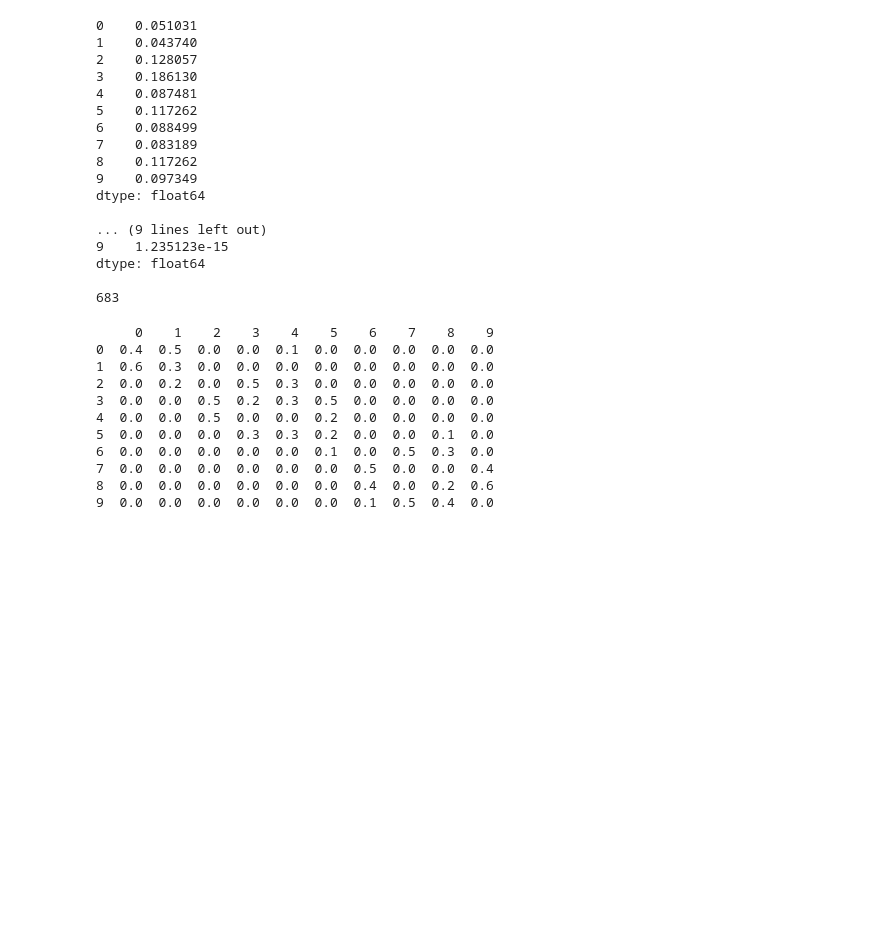
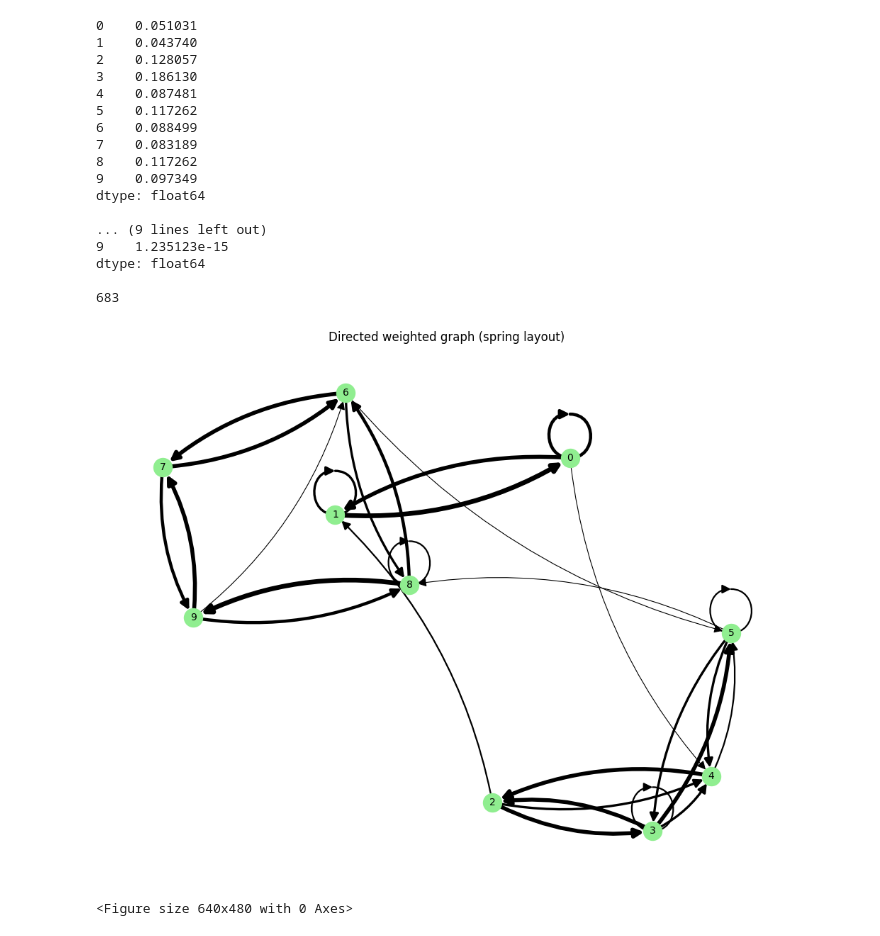
Before and after one commit to jacksonswitzer/data_mining_assignment_6B_graphs, a Jupyter notebook: Code.ipynb, the cells around one changed output. Drawn from its saved outputs; the diff is of its cells as text; code cells hidden in the pictures; blank space fills up the shorter version.

Commit message:
finished bonus

```diff
--- a/Code.ipynb
+++ b/Code.ipynb
@@ -94,16 +94,57 @@ dtype: float64
 
 683
 # %%
-print(M)
+# bonus
+
+import networkx as nx
+import matplotlib.pyplot as plt
+
+A = M_np
+
+n = A.shape[0]
+G = nx.DiGraph()
+
+# add nodes
+G.add_nodes_from(range(n))
+
+# add edges only where weight > 0
+for src in range(n):
+    for dst in range(n):
+        w = A[src, dst]   # note: this assumes A[src,dst] = weight of edge src -> dst
+        if w > 0:
+            G.add_edge(src, dst, weight=w)
+
+# layout (force-directed)
+pos = nx.spring_layout(G, seed=1, k=0.8)   # seed for reproducibility
+
+# draw nodes and labels
+plt.figure(figsize=(10, 8))
+nx.draw_networkx_nodes(G, pos, node_size=350, node_color='lightgreen')
+nx.draw_networkx_labels(G, pos, font_size=10, font_weight='normal')
+
+# prepare edge widths from weights (scale factor chosen for visibility)
+weights = np.array([d['weight'] for u, v, d in G.edges(data=True)])
+widths = weights * 8  # tweak the multiplier for thicker/thinner lines
+
+# draw directed edges (arrows)
+nx.draw_networkx_edges(
+    G, pos,
+    arrowstyle='-|>', arrowsize=18,
+    width=widths,
+    connectionstyle='arc3,rad=0.16'  # small curvature helps show direction on bidirectional edges
+)
+
+# draw edge labels (weights)
+#edge_labels = {(u, v): f"{d['weight']:.2f}" for u, v, d in G.edges(data=True)}
+#nx.draw_networkx_edge_labels(G, pos, edge_labels=edge_labels, font_size=10)
+
+plt.axis('off')
+plt.title("Directed weighted graph (spring layout)")
+plt.tight_layout()
+plt.show()
+
+# Optionally save the figure:
+plt.savefig("directed_weighted_graph.png", dpi=300)
 # %% [output]
+[figure, added]
-     0    1    2    3    4    5    6    7    8    9
-0  0.4  0.5  0.0  0.0  0.1  0.0  0.0  0.0  0.0  0.0
-1  0.6  0.3  0.0  0.0  0.0  0.0  0.0  0.0  0.0  0.0
-2  0.0  0.2  0.0  0.5  0.3  0.0  0.0  0.0  0.0  0.0
-3  0.0  0.0  0.5  0.2  0.3  0.5  0.0  0.0  0.0  0.0
-4  0.0  0.0  0.5  0.0  0.0  0.2  0.0  0.0  0.0  0.0
-5  0.0  0.0  0.0  0.3  0.3  0.2  0.0  0.0  0.1  0.0
-6  0.0  0.0  0.0  0.0  0.0  0.1  0.0  0.5  0.3  0.0
-7  0.0  0.0  0.0  0.0  0.0  0.0  0.5  0.0  0.0  0.4
-8  0.0  0.0  0.0  0.0  0.0  0.0  0.4  0.0  0.2  0.6
-9  0.0  0.0  0.0  0.0  0.0  0.0  0.1  0.5  0.4  0.0
+<Figure size 640x480 with 0 Axes>
```
Also changed, not shown: 3 other files.
